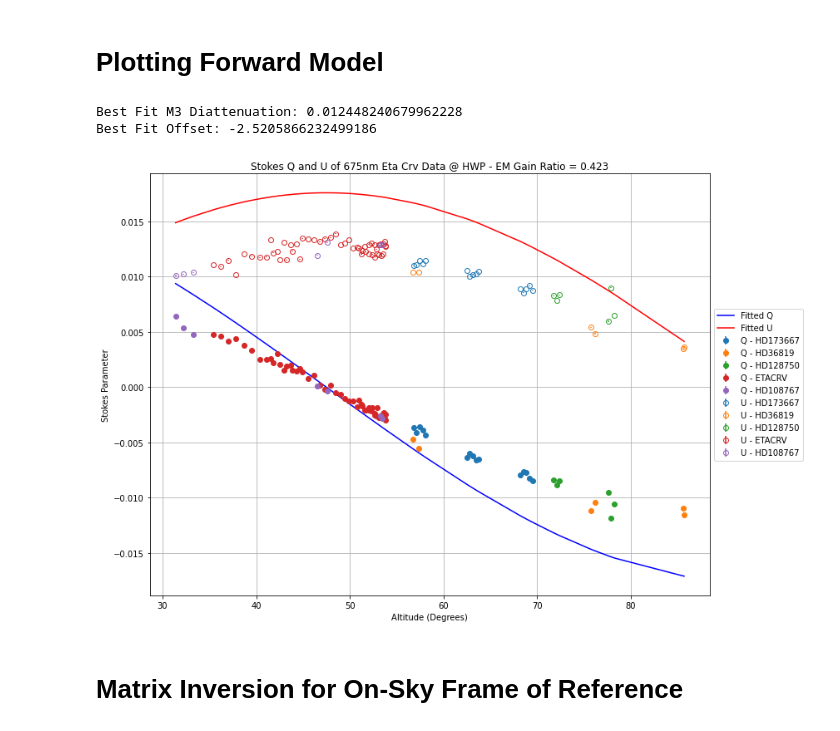
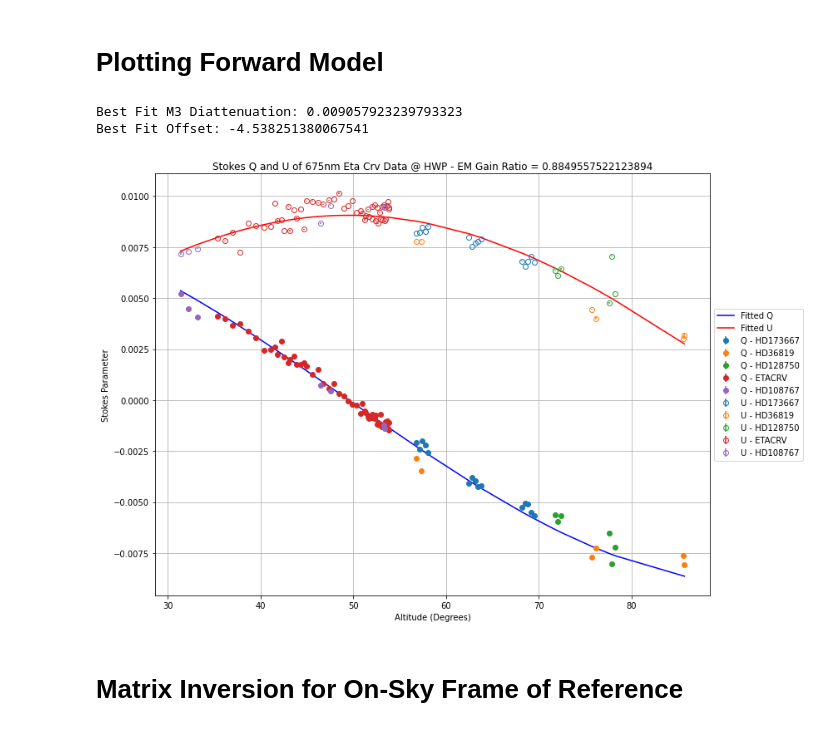
Before and after one commit to becca9808/vampires_calibration, a Jupyter notebook: vampires_on_sky_calibration/programs/unpolarized/matrix_inversion/all_unpolarized_standards_matrix_inversion_m3_diattenuation_cam2_over_cam1_em_gain_113.ipynb, the cells around one changed output. Saved outputs shown, nothing was run; the diff lists cells and outputs as text; code cells hidden in the pictures.

```diff
--- a/vampires_on_sky_calibration/programs/unpolarized/matrix_inversion/all_unpolarized_standards_matrix_inversion_m3_diattenuation_cam2_over_cam1_em_gain_113.ipynb
+++ b/vampires_on_sky_calibration/programs/unpolarized/matrix_inversion/all_unpolarized_standards_matrix_inversion_m3_diattenuation_cam2_over_cam1_em_gain_113.ipynb
@@ -18,19 +18,20 @@ import scipy_minimize_m3 as m3
 # Internal Calibration Model Parameters from MCMC best fit value -
 # https://docs.google.com/spreadsheets/d/1i8TjHzQFMmxaUWrrqm1eYziyUanC6pweGGFzJPdfbiE/edit#gid=0
 
-delta_m3 = 0 # (waves) - assumed to be zero for now
-epsilon_m3 = 0  # Rough value from unpolarized standards fit
+theta_pol = -3.7768300814382085
+delta_m3 = 0 # (waves) - assumed to be a perfect mirror for now
+epsilon_m3 = 0  # Using the M3 diattenuation from :all_unpolarized_standards_matrix_inversion_m3_diatttenuation"
 offset_m3 = 0  # NOTE: Made this zero too for testing purposes
-em_gain = 0.423  # Add your actual em_gain value
-delta_HWP = 0.451  # Add your actual delta_HWP value
+em_gain = 1 / 1.13  # Add your actual em_gain value
+delta_HWP = 0.45649443676091783  # Add your actual delta_HWP value
 offset_HWP = -2.642  # Add your actual offset_HWP value
-delta_derot = 0.32  # Add your actual delta_derot value
-offset_derot = -0.011  # Add your actual offset_derot value
-delta_opts = -0.163  # Add your actual delta_opts value
-epsilon_opts = 0.036  # Add your actual epsilon_opts value
-rot_opts = -7.151  # Add your actual rot_opts value
-delta_FLC = 0.302  # Add your actual delta_FLC value
-rot_FLC = 0.256  # Add your actual rot_FLC value
+delta_derot = 0.32208684844990476  # Add your actual delta_derot value
+offset_derot = 1  # Add your actual offset_derot value
+delta_opts = -0.14961975453168286 # Add your actual delta_opts value
+epsilon_opts = 0.01868703913240439  # Add your actual epsilon_opts value
+rot_opts = -2.3950912229452315  # Add your actual rot_opts value
+delta_FLC = 0.3287256097107294  # Add your actual delta_FLC value
+rot_FLC = 1.5231767001488516  # Add your actual rot_FLC value
 
 # For changing certain parameters
 # delta_FLC = 0.5
@@ -371,43 +372,43 @@ print("Best Fit M3 Diattenuation: " + str(epsilon_m3_best))
 print("Best Fit Offset: " + str(offset_best))
 
 # Calculate the fitted Q and U values
-# Q_fitted, U_fitted = m3.propagate_unpol_source(delta_m3_best, epsilon_m3_best, offset_best, altitudes)
-Q_fitted, U_fitted = m3.propagate_unpol_source(0, 0.0176, -2.5, altitudes)
+Q_fitted, U_fitted = m3.propagate_unpol_source(delta_m3_best, epsilon_m3_best, offset_best, altitudes)
+#Q_fitted, U_fitted = m3.propagate_unpol_source(0, 0.0176, -2.5, altitudes)
 
 # Sort the fitted values by altitude
 sorted_indices = np.argsort(altitudes)
 altitudes_sorted = np.array(altitudes)[sorted_indices]
 Q_fitted_sorted = Q_fitted[sorted_indices]
 U_fitted_sorted = U_fitted[sorted_indices]
 
 # Plotting the data and the fitted line
 plt.figure(figsize=(12, 8))
 plotted_labels = set()
 for (altitude, Q, color, obj), Q_err in zip(Q_list, Q_err_list):
     label = f'Q - {obj}' if f'Q - {obj}' not in plotted_labels else None
     plt.errorbar(altitude, Q, yerr=Q_err, label=label, linestyle='None', marker='o', color=color, markerfacecolor=color)
     plotted_labels.add(f'Q - {obj}')
 
 for (altitude, U, color, obj), U_err in zip(U_list, U_err_list):
     label = f'U - {obj}' if f'U - {obj}' not in plotted_labels else None
     plt.errorbar(altitude, U, yerr=U_err, label=label, linestyle='None', marker='o', color=color, markerfacecolor='none', markeredgecolor=color)
     plotted_labels.add(f'U - {obj}')
 
 # Plot the fitted line with different colors for Q and U
 plt.plot(altitudes_sorted, Q_fitted_sorted, label='Fitted Q', linestyle='-', color='blue')
 plt.plot(altitudes_sorted, U_fitted_sorted, label='Fitted U', linestyle='-', color='red')
 
 plt.title(f"Stokes Q and U of {wavelength}nm Eta Crv Data @ HWP - EM Gain Ratio = " + str(em_gain))
 plt.xlabel("Altitude (Degrees)")
 plt.ylabel("Stokes Parameter")
 plt.legend(loc='center left', bbox_to_anchor=(1, 0.5))
 plt.grid(True)
 plt.tight_layout()
 plt.show()
 # %% [output]
-Best Fit M3 Diattenuation: 0.012448240679962228
-Best Fit Offset: -2.5205866232499186
+Best Fit M3 Diattenuation: 0.009057923239793323
+Best Fit Offset: -4.538251380067541
-[figure, old version]
+[figure, new version]
 # %% [markdown]
 # Matrix Inversion for On-Sky Frame of Reference
 # %%
```
Also changed, not shown: parts of 2 cells of this notebook, 15 other files.
